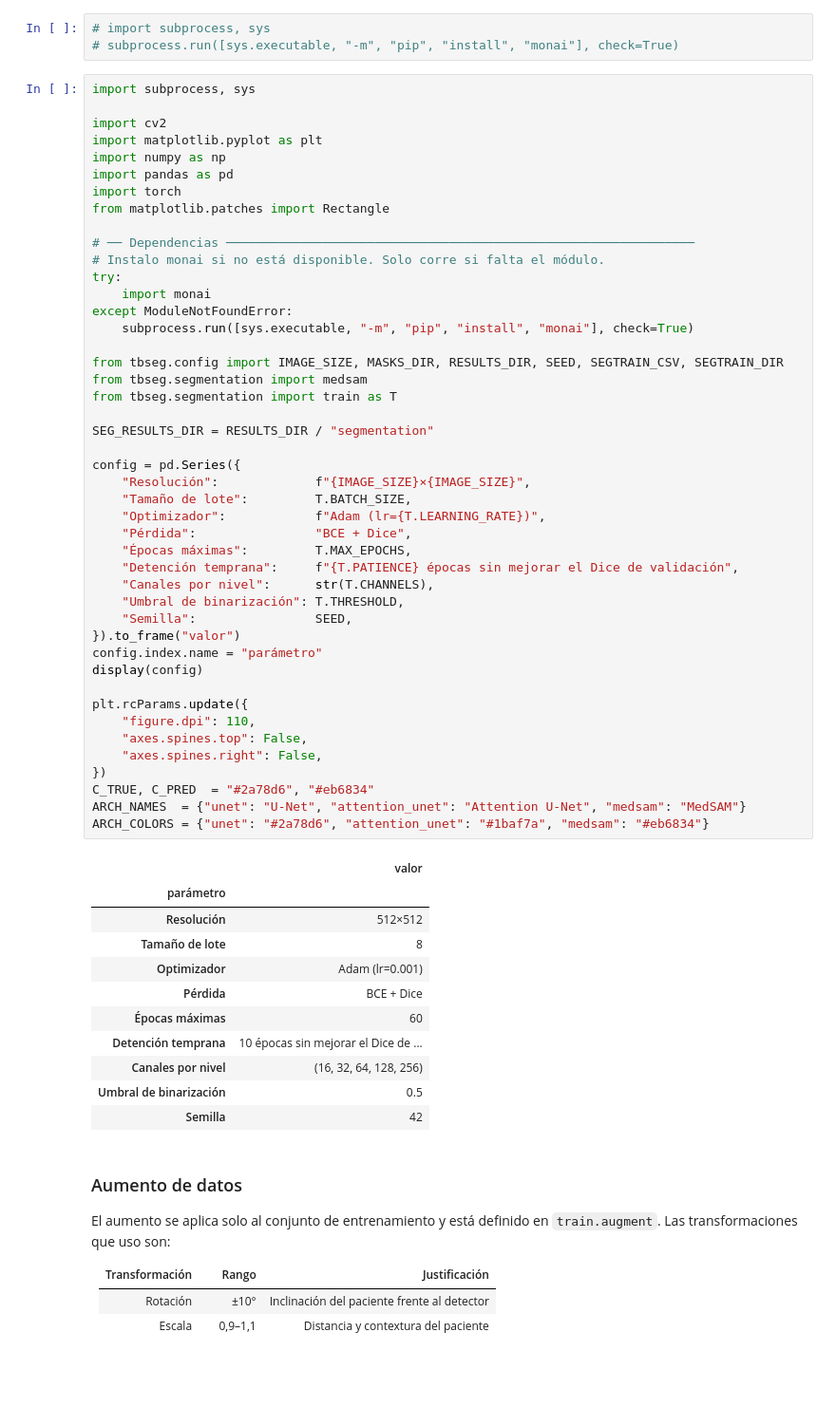
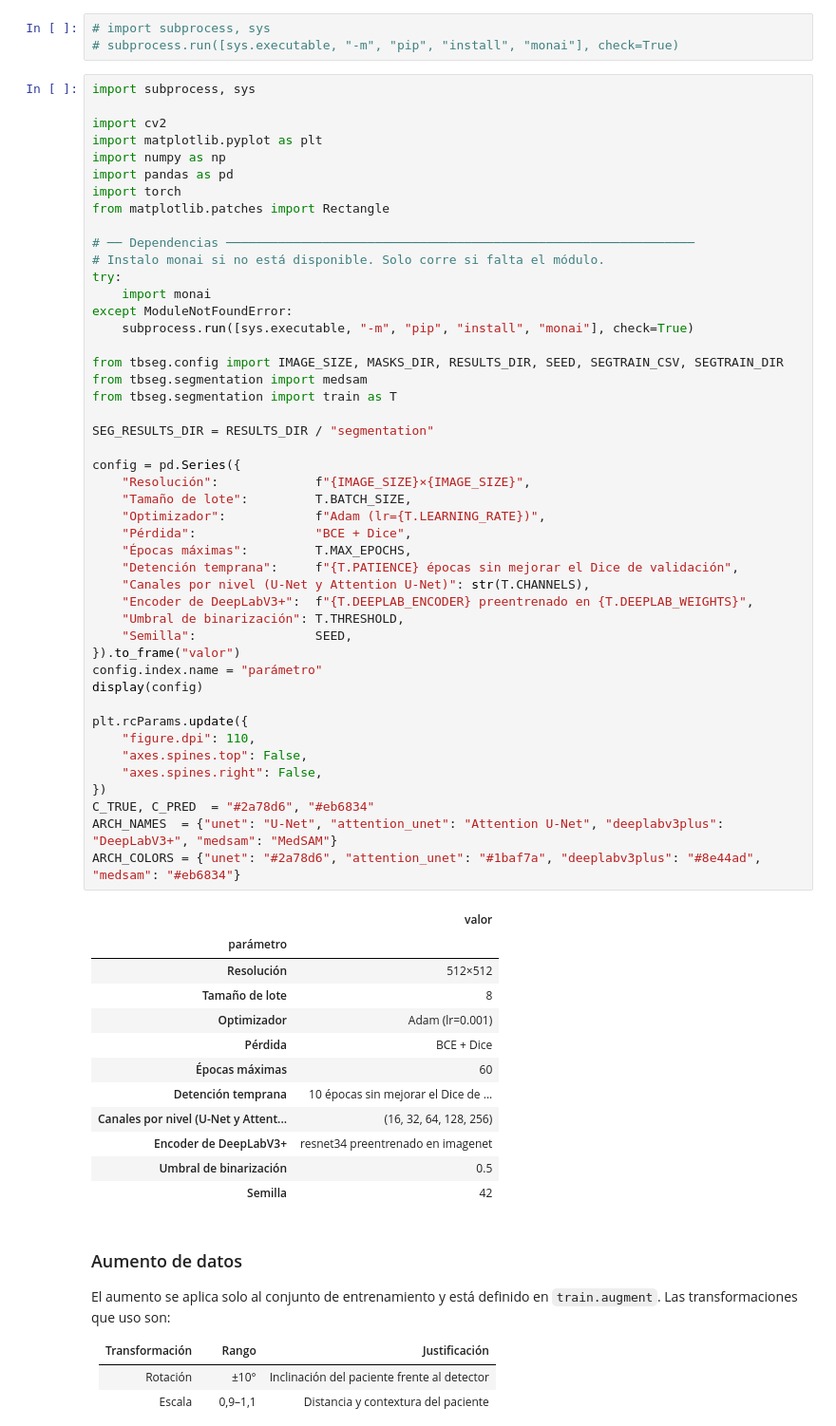
Before and after one commit to JulianCarvajal/tuberculosis-lung-segmentation, a Jupyter notebook: notebooks/02_segmentacion.ipynb, the cells around one changed output. Shown at 95% size. Drawn from its saved outputs; the diff is of its cells as text; blank space fills up the shorter version.

```diff
--- a/notebooks/02_segmentacion.ipynb
+++ b/notebooks/02_segmentacion.ipynb
@@ -58,37 +57,39 @@ from tbseg.segmentation import train as T
 SEG_RESULTS_DIR = RESULTS_DIR / "segmentation"
 
 config = pd.Series({
     "Resolución":             f"{IMAGE_SIZE}×{IMAGE_SIZE}",
     "Tamaño de lote":         T.BATCH_SIZE,
     "Optimizador":            f"Adam (lr={T.LEARNING_RATE})",
     "Pérdida":                "BCE + Dice",
     "Épocas máximas":         T.MAX_EPOCHS,
     "Detención temprana":     f"{T.PATIENCE} épocas sin mejorar el Dice de validación",
-    "Canales por nivel":      str(T.CHANNELS),
+    "Canales por nivel (U-Net y Attention U-Net)": str(T.CHANNELS),
+    "Encoder de DeepLabV3+":  f"{T.DEEPLAB_ENCODER} preentrenado en {T.DEEPLAB_WEIGHTS}",
     "Umbral de binarización": T.THRESHOLD,
     "Semilla":                SEED,
 }).to_frame("valor")
 config.index.name = "parámetro"
 display(config)
 
 plt.rcParams.update({
     "figure.dpi": 110,
     "axes.spines.top": False,
     "axes.spines.right": False,
 })
 C_TRUE, C_PRED  = "#2a78d6", "#eb6834"
-ARCH_NAMES  = {"unet": "U-Net", "attention_unet": "Attention U-Net", "medsam": "MedSAM"}
-ARCH_COLORS = {"unet": "#2a78d6", "attention_unet": "#1baf7a", "medsam": "#eb6834"}
+ARCH_NAMES  = {"unet": "U-Net", "attention_unet": "Attention U-Net", "deeplabv3plus": "DeepLabV3+", "medsam": "MedSAM"}
+ARCH_COLORS = {"unet": "#2a78d6", "attention_unet": "#1baf7a", "deeplabv3plus": "#8e44ad", "medsam": "#eb6834"}
 # %% [output]
 |  | valor |
 | parámetro |  |
 | Resolución | 512×512 |
 | Tamaño de lote | 8 |
 | Optimizador | Adam (lr=0.001) |
 | Pérdida | BCE + Dice |
 | Épocas máximas | 60 |
 | Detención temprana | 10 épocas sin mejorar el Dice de ... |
-| Canales por nivel | (16, 32, 64, 128, 256) |
+| Canales por nivel (U-Net y Attent... | (16, 32, 64, 128, 256) |
+| Encoder de DeepLabV3+ | resnet34 preentrenado en imagenet |
 | Umbral de binarización | 0.5 |
 | Semilla | 42 |
 # %% [markdown]
```
Also changed, not shown: parts of 24 cells of this notebook, 21 other files.
